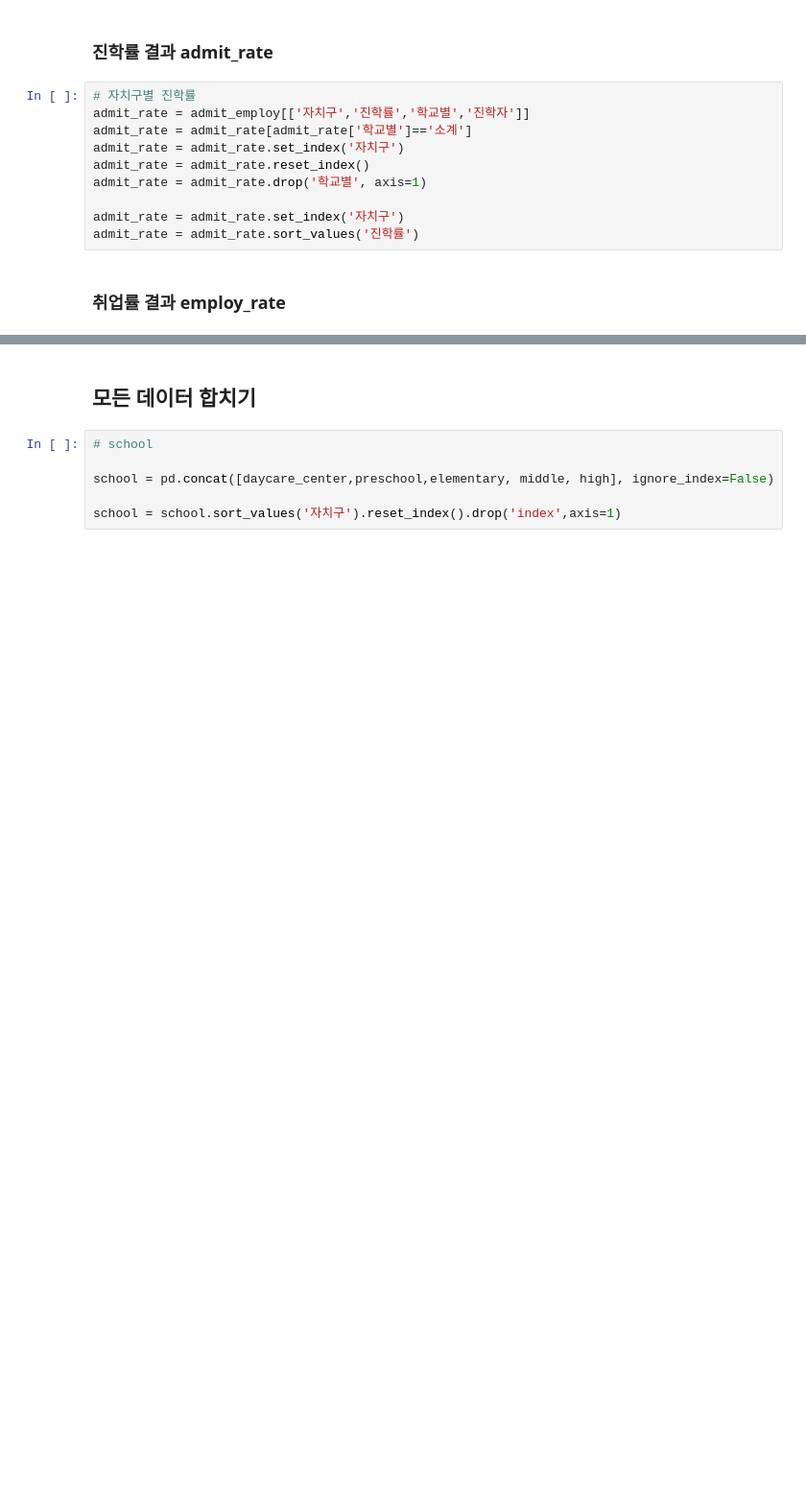
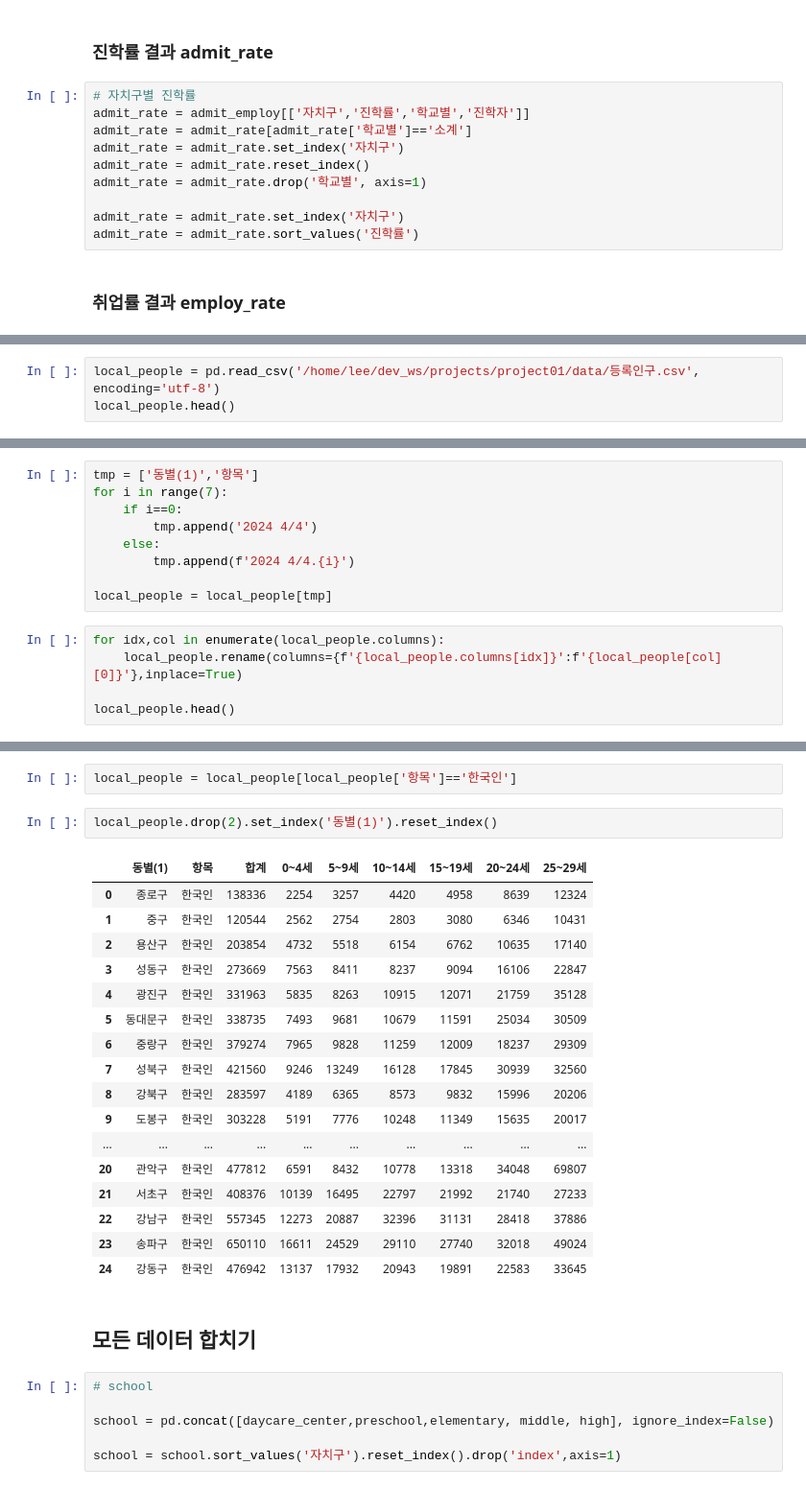
Before and after one commit to addinedu-ros-9th/eda-repo-2, a Jupyter notebook: data_collection/education.ipynb, the cells around one changed output, grey strips where cells are left out. Shown at 96% size. Saved outputs shown, nothing was run; the diff lists cells and outputs as text; blank space fills up the shorter version.

```diff
--- a/data_collection/education.ipynb
+++ b/data_collection/education.ipynb
@@ -253,0 +311,3 @@ employ_rate = employ_rate.sort_values('취업률')
+# %%
+local_people = pd.read_csv('/home/lee/dev_ws/projects/project01/data/등록인구.csv', encoding='utf-8')
+local_people.head()
@@ -253,0 +322,14 @@ employ_rate = employ_rate.sort_values('취업률')
+# %%
+tmp = ['동별(1)','항목']
+for i in range(7):
+    if i==0:
+        tmp.append('2024 4/4')
+    else:
+        tmp.append(f'2024 4/4.{i}')
+
+local_people = local_people[tmp]
+# %%
+for idx,col in enumerate(local_people.columns):
+    local_people.rename(columns={f'{local_people.columns[idx]}':f'{local_people[col][0]}'},inplace=True)
+
+local_people.head()
@@ -254,3 +359,25 @@ employ_rate = employ_rate.sort_values('취업률')
+# %%
+local_people = local_people[local_people['항목']=='한국인']
+# %%
+local_people.drop(2).set_index('동별(1)').reset_index()
+# %% [output]
+|  | 동별(1) | 항목 | 합계 | 0~4세 | 5~9세 | 10~14세 | 15~19세 | 20~24세 | 25~29세 |
+| 0 | 종로구 | 한국인 | 138336 | 2254 | 3257 | 4420 | 4958 | 8639 | 12324 |
+| 1 | 중구 | 한국인 | 120544 | 2562 | 2754 | 2803 | 3080 | 6346 | 10431 |
+| 2 | 용산구 | 한국인 | 203854 | 4732 | 5518 | 6154 | 6762 | 10635 | 17140 |
+| 3 | 성동구 | 한국인 | 273669 | 7563 | 8411 | 8237 | 9094 | 16106 | 22847 |
+| 4 | 광진구 | 한국인 | 331963 | 5835 | 8263 | 10915 | 12071 | 21759 | 35128 |
+| 5 | 동대문구 | 한국인 | 338735 | 7493 | 9681 | 10679 | 11591 | 25034 | 30509 |
+| 6 | 중랑구 | 한국인 | 379274 | 7965 | 9828 | 11259 | 12009 | 18237 | 29309 |
+| 7 | 성북구 | 한국인 | 421560 | 9246 | 13249 | 16128 | 17845 | 30939 | 32560 |
+| 8 | 강북구 | 한국인 | 283597 | 4189 | 6365 | 8573 | 9832 | 15996 | 20206 |
+| 9 | 도봉구 | 한국인 | 303228 | 5191 | 7776 | 10248 | 11349 | 15635 | 20017 |
+| ... | ... | ... | ... | ... | ... | ... | ... | ... | ... |
+| 20 | 관악구 | 한국인 | 477812 | 6591 | 8432 | 10778 | 13318 | 34048 | 69807 |
+| 21 | 서초구 | 한국인 | 408376 | 10139 | 16495 | 22797 | 21992 | 21740 | 27233 |
+| 22 | 강남구 | 한국인 | 557345 | 12273 | 20887 | 32396 | 31131 | 28418 | 37886 |
+| 23 | 송파구 | 한국인 | 650110 | 16611 | 24529 | 29110 | 27740 | 32018 | 49024 |
+| 24 | 강동구 | 한국인 | 476942 | 13137 | 17932 | 20943 | 19891 | 22583 | 33645 |
 # %% [markdown]
 ## 모든 데이터 합치기
 # %%
```
Also changed, not shown: parts of 17 cells of this notebook.
